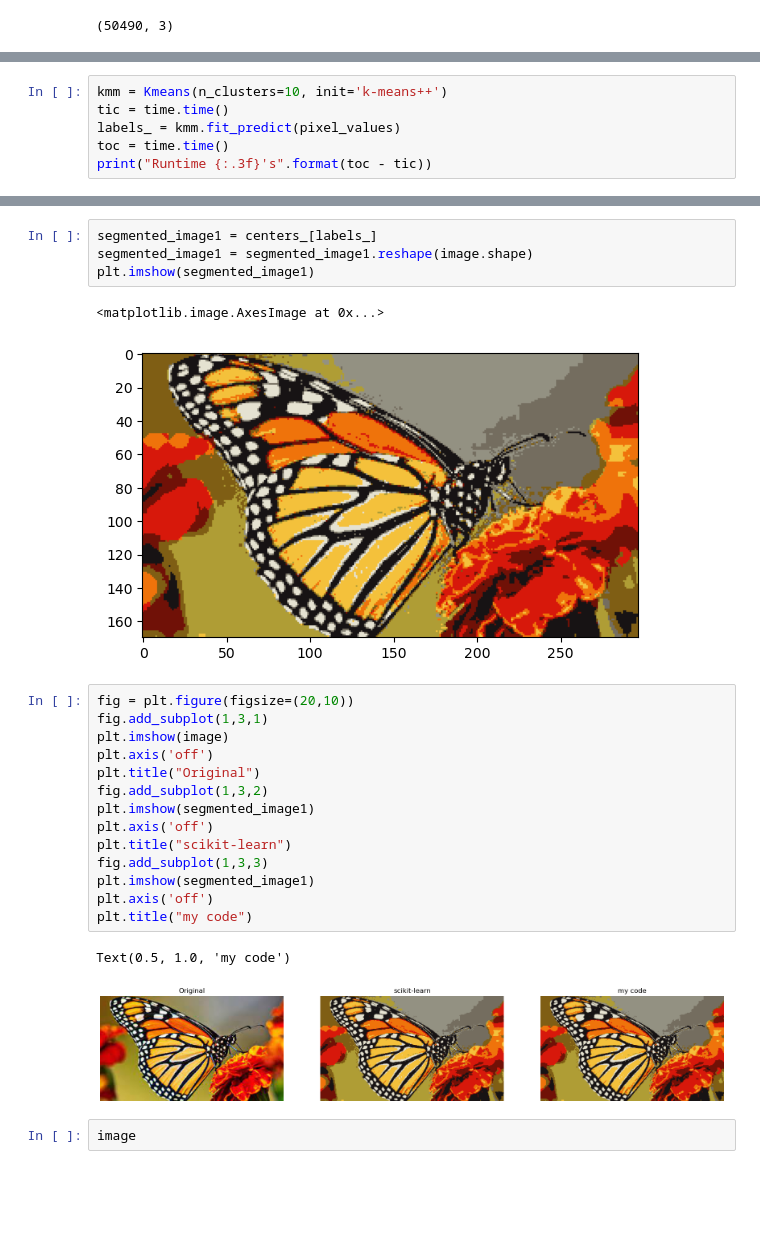
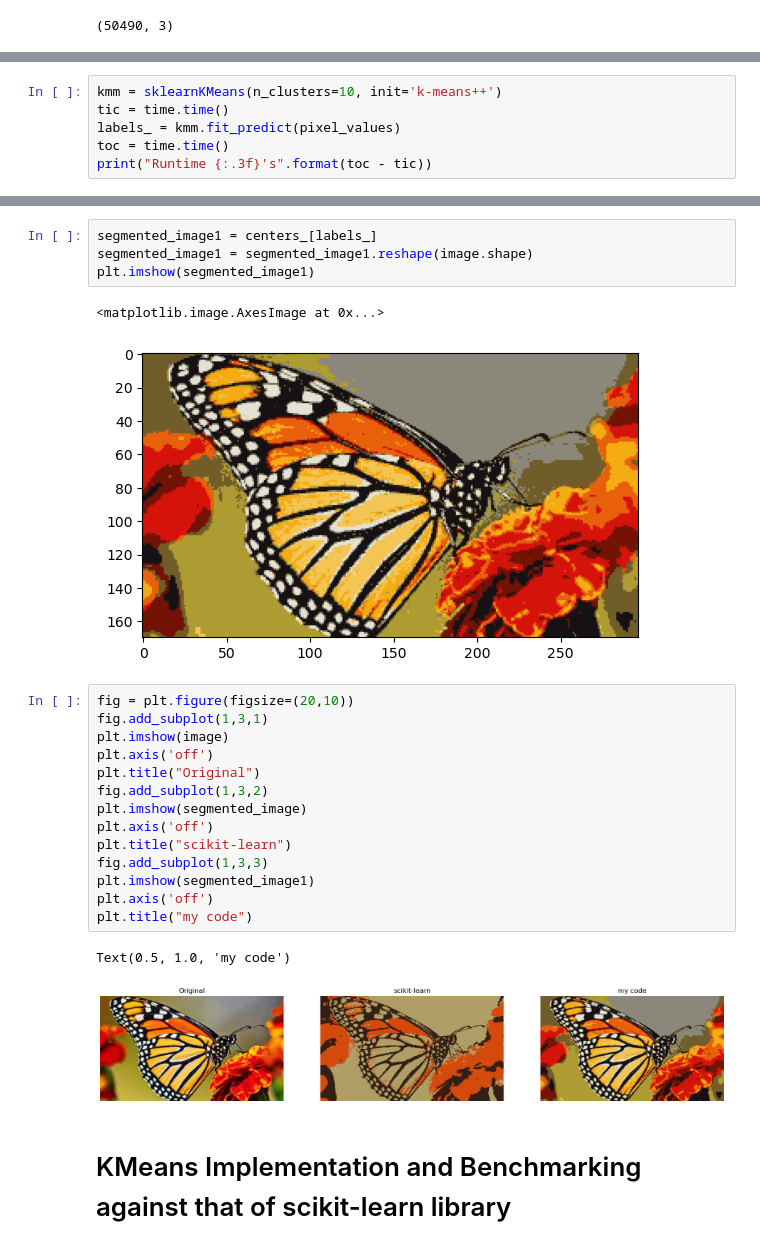
Before and after one commit to kwameayanful/Undergraduate-school-projects, a Jupyter notebook: Spatial Clustering Methods/Notebook.ipynb, the cells around one changed output, grey strips where cells are left out. Saved outputs shown, nothing was run; the diff lists cells and outputs as text; blank space fills up the shorter version.

```diff
--- a/Spatial Clustering Methods/Notebook.ipynb
+++ b/Spatial Clustering Methods/Notebook.ipynb
@@ -35,5 +44,5 @@ plt.imshow(segmented_image)
 # %%
-kmm = Kmeans(n_clusters=10, init='k-means++')
+kmm = sklearnKMeans(n_clusters=10, init='k-means++')
 tic = time.time()
 labels_ = kmm.fit_predict(pixel_values)
 toc = time.time()
@@ -60,23 +69,23 @@ segmented_image1 = segmented_image1.reshape(image.shape)
 plt.imshow(segmented_image1)
 # %% [output]
 <matplotlib.image.AxesImage at 0x...>
-[figure, old version]
+[figure, new version]
 # %%
 fig = plt.figure(figsize=(20,10))
 fig.add_subplot(1,3,1)
 plt.imshow(image)
 plt.axis('off')
 plt.title("Original")
 fig.add_subplot(1,3,2)
-plt.imshow(segmented_image1)
+plt.imshow(segmented_image)
 plt.axis('off')
 plt.title("scikit-learn")
 fig.add_subplot(1,3,3)
 plt.imshow(segmented_image1)
 plt.axis('off')
 plt.title("my code")
 # %% [output]
 Text(0.5, 1.0, 'my code')
-[figure, old version]
+[figure, new version]
-# %%
-image
+# %% [markdown]
+# KMeans Implementation and Benchmarking against that of scikit-learn library
```
Also changed, not shown: parts of 11 cells of this notebook, 3 other files.
